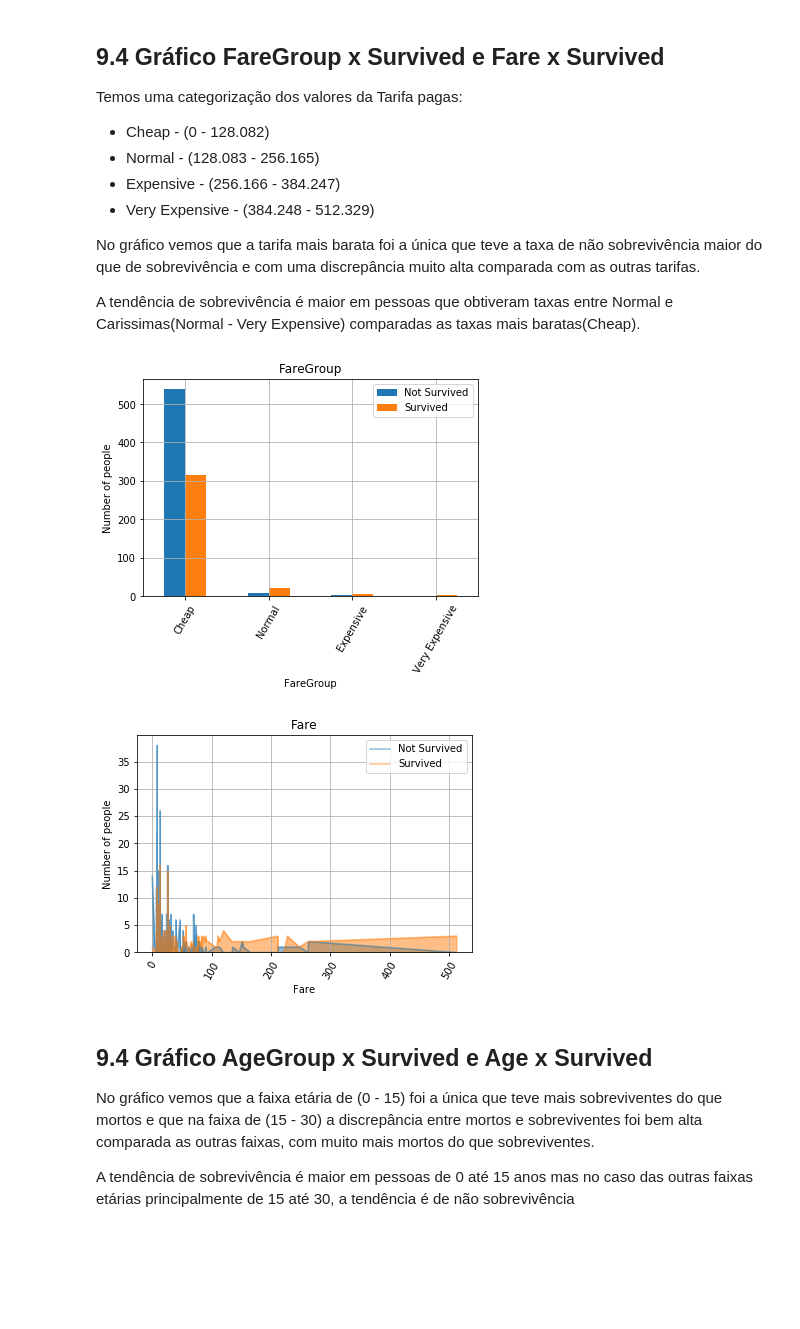
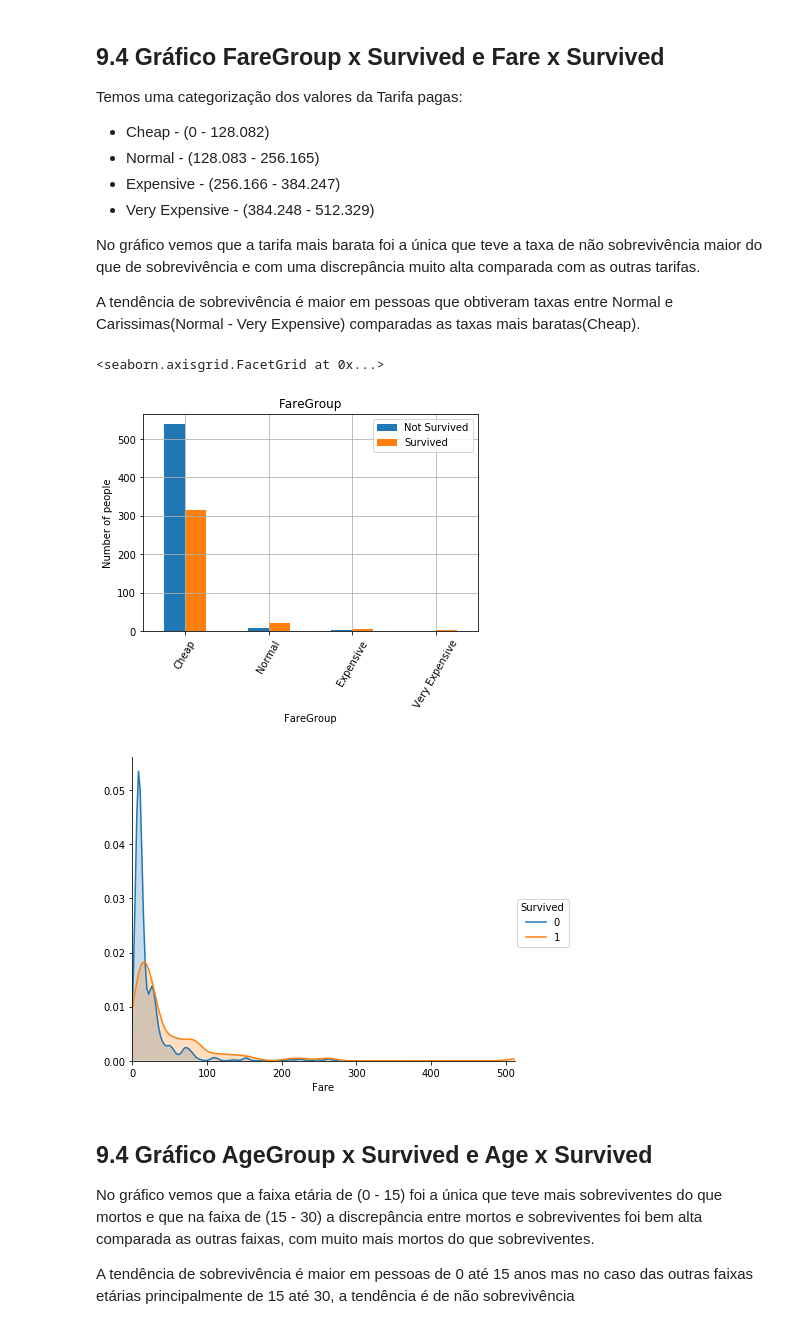
Before and after one commit to dmaiabjj/dsnd-project-titanic-survival, a Jupyter notebook: Fundamentos de Data Science I - Projeto Final.ipynb, the cells around one changed output. Saved outputs shown, nothing was run; the diff lists cells and outputs as text; code cells hidden in the pictures; blank space fills up the shorter version.

```diff
--- a/Fundamentos de Data Science I - Projeto Final.ipynb
+++ b/Fundamentos de Data Science I - Projeto Final.ipynb
@@ -262,12 +275,17 @@ Temos uma categorização dos valores da Tarifa pagas:
 No gráfico vemos que a tarifa mais barata foi a única que teve a taxa de não sobrevivência maior do que de sobrevivência e com uma discrepância muito alta comparada com as outras tarifas.
 
 A tendência de sobrevivência é maior em pessoas que obtiveram taxas entre Normal e Carissimas(Normal - Very Expensive) comparadas as taxas mais baratas(Cheap).
-# %%
-generate_graph("FareGroup")
-generate_graph("Fare","area")
-# %% [output]
-[figure, removed]
-[figure, removed]
+# %%
+generate_graph("FareGroup")
+
+facet = sns.FacetGrid(passengers, hue="Survived",aspect=1.2,size=5)
+facet.map(sns.kdeplot,'Fare',shade= True)
+facet.set(xlim=(0, passengers['Fare'].max()))
+facet.add_legend()
+# %% [output]
+<seaborn.axisgrid.FacetGrid at 0x...>
+[figure, added]
+[figure, added]
 # %% [markdown]
 ## 9.4 Gráfico AgeGroup x Survived e Age x Survived
 
```
Also changed, not shown: parts of 11 cells of this notebook.
